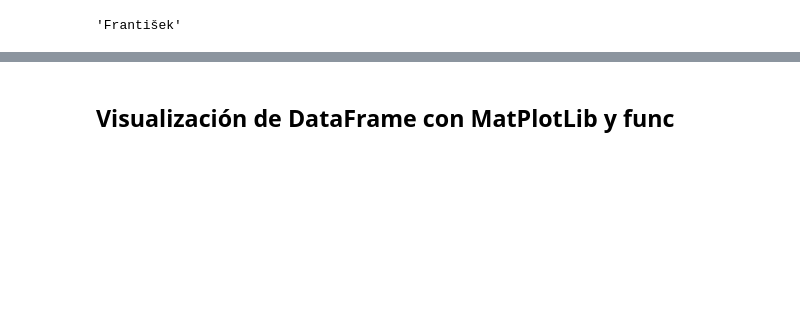
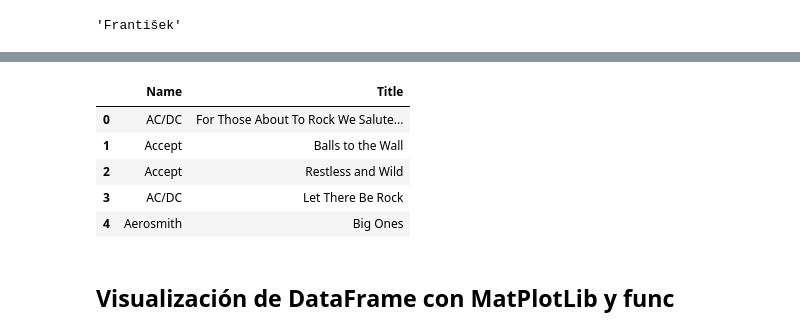
Before and after one commit to yerartdev/uc-m1967-mdsi, a Jupyter notebook: d11/ORM-SQLAlchemy_v2.ipynb, the cells around one changed output, grey strips where cells are left out. Cells and saved outputs as stored; diff of their text form; code cells hidden in the pictures; blank space fills up the shorter version.

```diff
--- a/d11/ORM-SQLAlchemy_v2.ipynb
+++ b/d11/ORM-SQLAlchemy_v2.ipynb
@@ -961,2 +993,18 @@ df2['FirstName'][4]
+# %%
+consulta = (session
+    .query(Artists.Name, Albums.Title)
+    .filter(Albums.ArtistId == Artists.ArtistId)
+    )
+# %%
+artistas_albunes = pd.read_sql(consulta.statement, engine)
+# %%
+artistas_albunes.head(5)
+# %% [output]
+|  | Name | Title |
+| 0 | AC/DC | For Those About To Rock We Salute... |
+| 1 | Accept | Balls to the Wall |
+| 2 | Accept | Restless and Wild |
+| 3 | AC/DC | Let There Be Rock |
+| 4 | Aerosmith | Big Ones |
 # %% [markdown]
 ## Visualización de DataFrame con MatPlotLib y func
```
Also changed, not shown: parts of 8 cells of this notebook.
